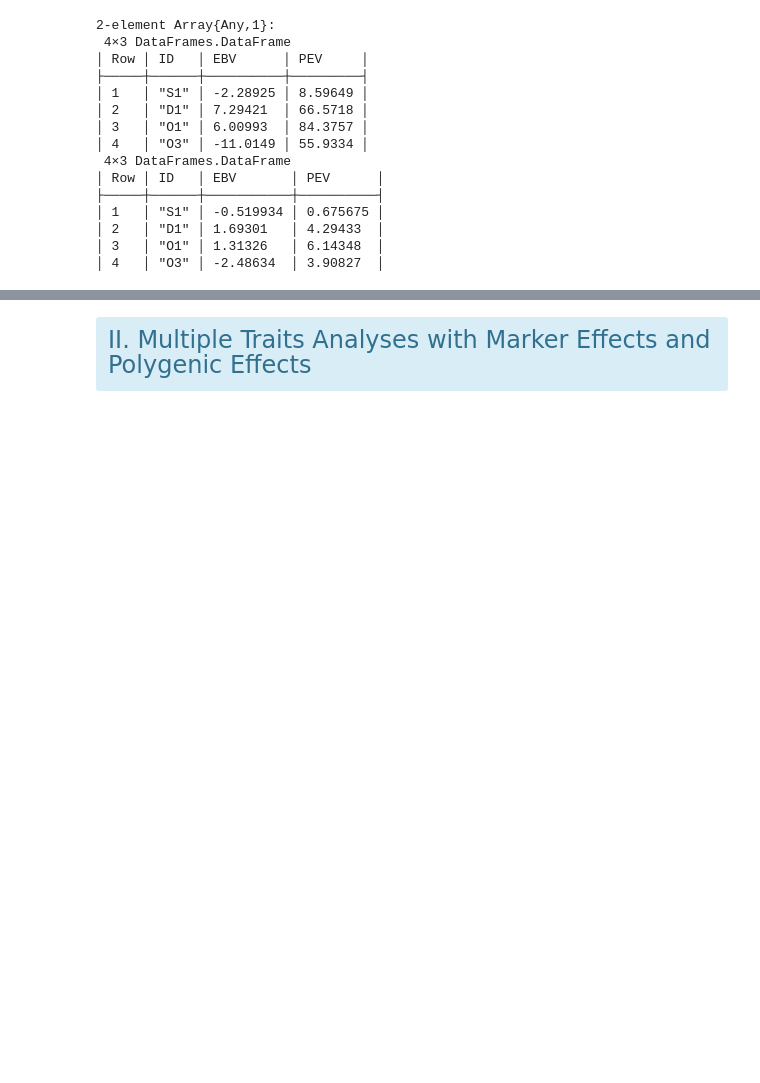
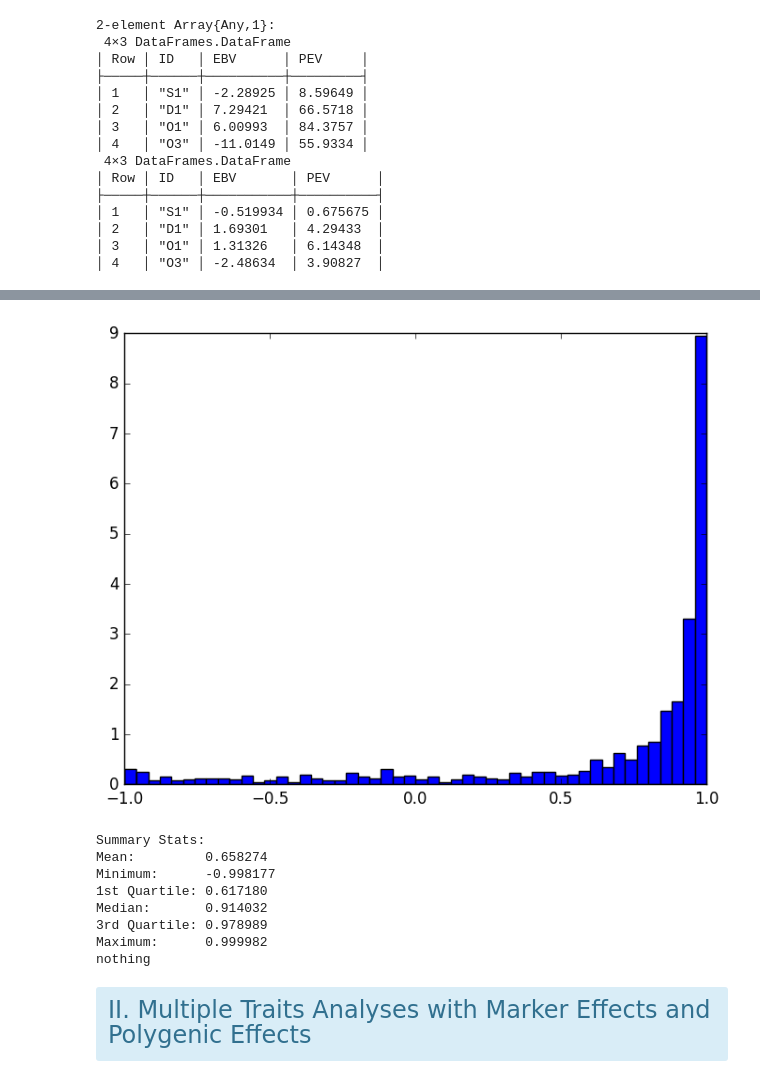
Before and after one commit to reworkhow/JWAS.jl, a Jupyter notebook: docs/MT/2.3.Multivariate_Linear_Mixed_Effects_Model_with_Genomic_Data.ipynb, the cells around one changed output, grey strips where cells are left out. Saved outputs shown, nothing was run; the diff lists cells and outputs as text; code cells hidden in the pictures; blank space fills up the shorter version.

```diff
--- a/docs/MT/2.3.Multivariate_Linear_Mixed_Effects_Model_with_Genomic_Data.ipynb
+++ b/docs/MT/2.3.Multivariate_Linear_Mixed_Effects_Model_with_Genomic_Data.ipynb
@@ -143,3 +146,16 @@ Variance:
+# %%
+#genetic correlation between trait 1 and trait 2
+QTL.describe(samples_genetic_correlation,index=[1,2]);
+# %% [output]
+[figure, added]
+Summary Stats:
+Mean:         0.658274
+Minimum:      -0.998177
+1st Quartile: 0.617180
+Median:       0.914032
+3rd Quartile: 0.978989
+Maximum:      0.999982
+nothing
 # %% [markdown]
 <div class="span5 alert alert-info">
  <font size="5" face="Georgia">II. Multiple Traits Analyses with Marker Effects and Polygenic Effects</font><br>
```
Also changed, not shown: parts of 5 cells of this notebook.
